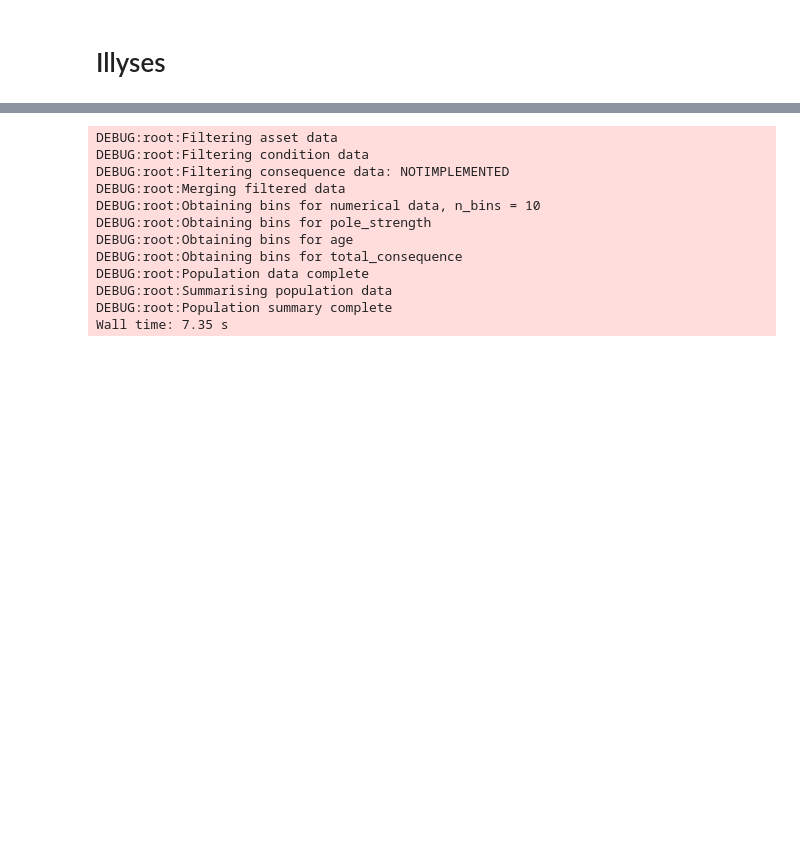
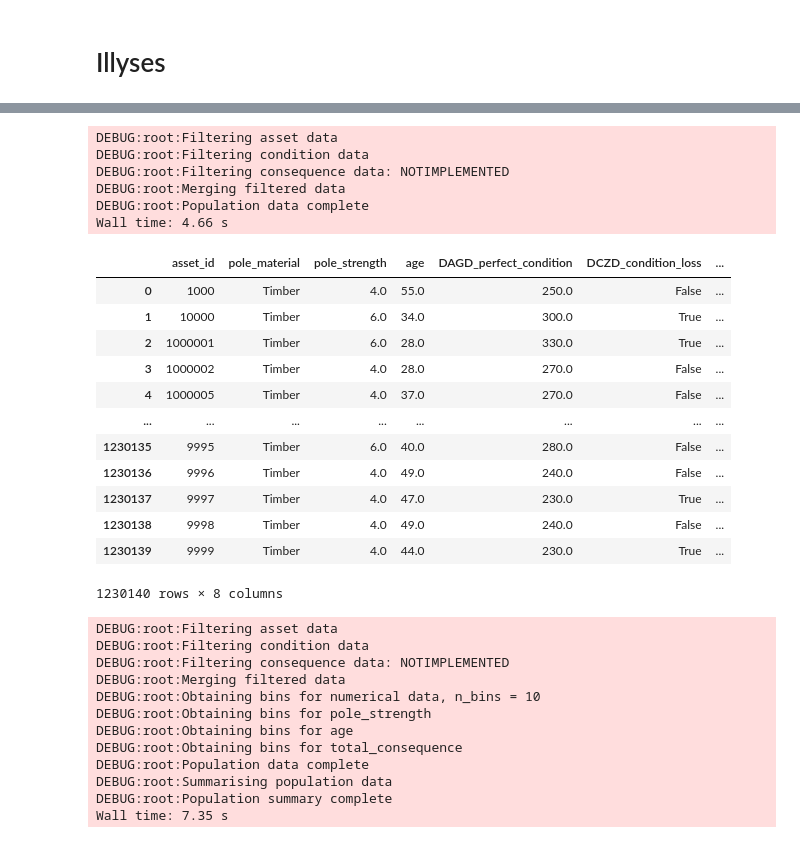
Before and after one commit to gavintreseder/pof, a Jupyter notebook: notebooks/poles_fleet_data_loader.ipynb, the cells around one changed output, grey strips where cells are left out. Saved outputs shown, nothing was run; the diff lists cells and outputs as text; code cells hidden in the pictures; blank space fills up the shorter version.

Commit message:
add change to fd get_bins option to keep orig data

```diff
--- a/notebooks/poles_fleet_data_loader.ipynb
+++ b/notebooks/poles_fleet_data_loader.ipynb
@@ -119,6 +129,7 @@ remove = None
 # %%
 with ProgressBar(), ResourceProfiler() as rprof:
     pfd = PolesFleetDataLoader()
+    pfd.load()
 # %% [output]
 DEBUG:root:Retrieving file path
 DEBUG:root:File path retrieved
@@ -140,6 +172,30 @@ fd = pfd.get_fleet_data()
 # %%
 %%time
-population_data = fd.get_population_data(by=attributes, remove=remove, n_bins=10)
+#population_data = fd.get_population_data(by=attributes, remove=remove, n_bins=10, keep_original = False)
+population_data = fd.get_population_data(by=attributes, remove=remove)
+# %% [output]
+DEBUG:root:Filtering asset data
+DEBUG:root:Filtering condition data
+DEBUG:root:Filtering consequence data: NOTIMPLEMENTED
+DEBUG:root:Merging filtered data
+DEBUG:root:Population data complete
+Wall time: 4.66 s
+# %%
+population_data
+# %% [output]
+|  | asset_id | pole_material | pole_strength | age | DAGD_perfect_condition | DCZD_condition_loss | ... |
+| 0 | 1000 | Timber | 4.0 | 55.0 | 250.0 | False | ... |
+| 1 | 10000 | Timber | 6.0 | 34.0 | 300.0 | True | ... |
+| 2 | 1000001 | Timber | 6.0 | 28.0 | 330.0 | True | ... |
+| 3 | 1000002 | Timber | 4.0 | 28.0 | 270.0 | False | ... |
+| 4 | 1000005 | Timber | 4.0 | 37.0 | 270.0 | False | ... |
+| ... | ... | ... | ... | ... | ... | ... | ... |
+| 1230135 | 9995 | Timber | 6.0 | 40.0 | 280.0 | False | ... |
+| 1230136 | 9996 | Timber | 4.0 | 49.0 | 240.0 | False | ... |
+| 1230137 | 9997 | Timber | 4.0 | 47.0 | 230.0 | True | ... |
+| 1230138 | 9998 | Timber | 4.0 | 49.0 | 240.0 | False | ... |
+| 1230139 | 9999 | Timber | 4.0 | 44.0 | 230.0 | True | ... |
+1230140 rows × 8 columns
 # %%
 population_data.to_csv("population_simple.csv")
 # %%
```
Also changed, not shown: parts of 3 cells of this notebook, 1 other file.
